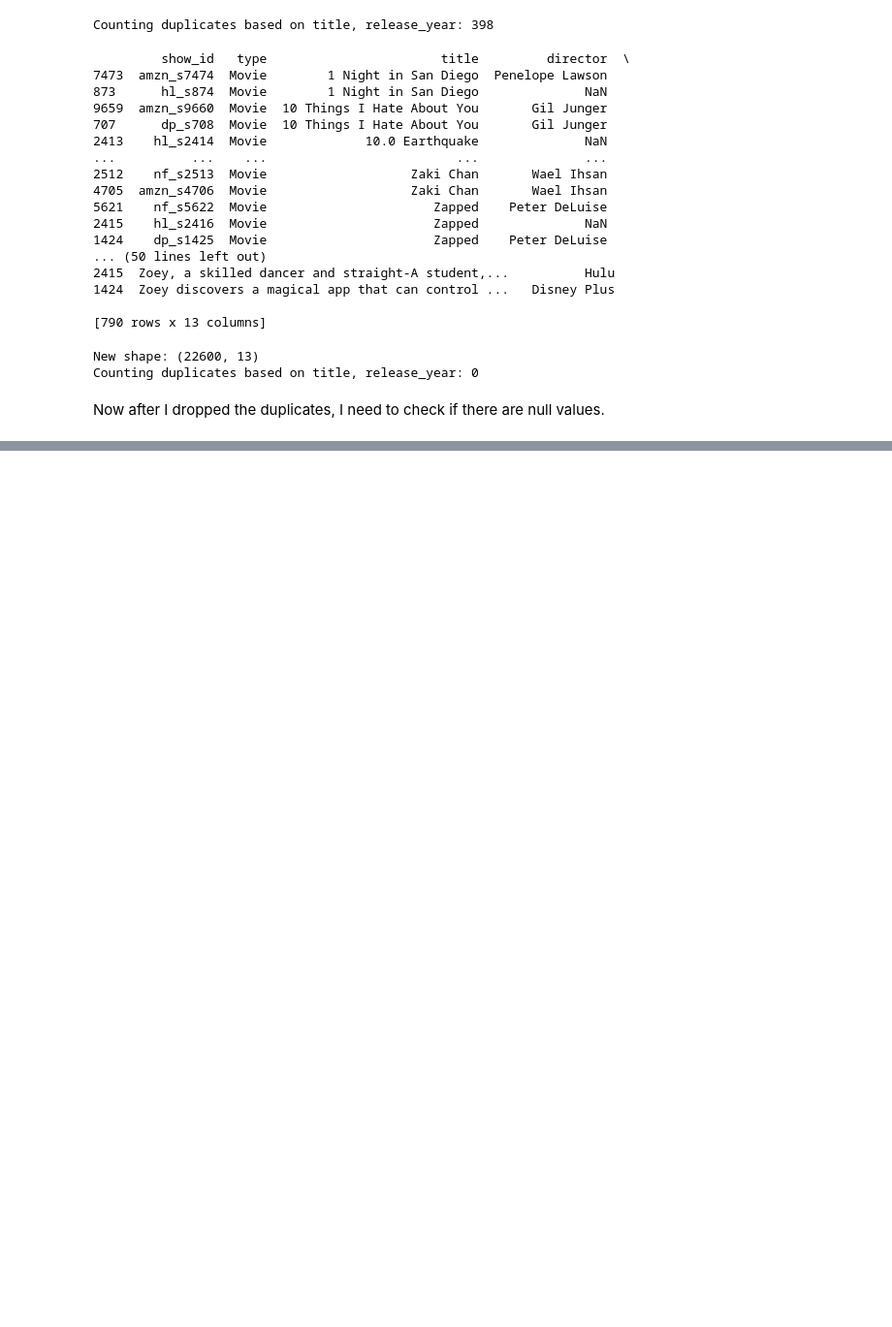
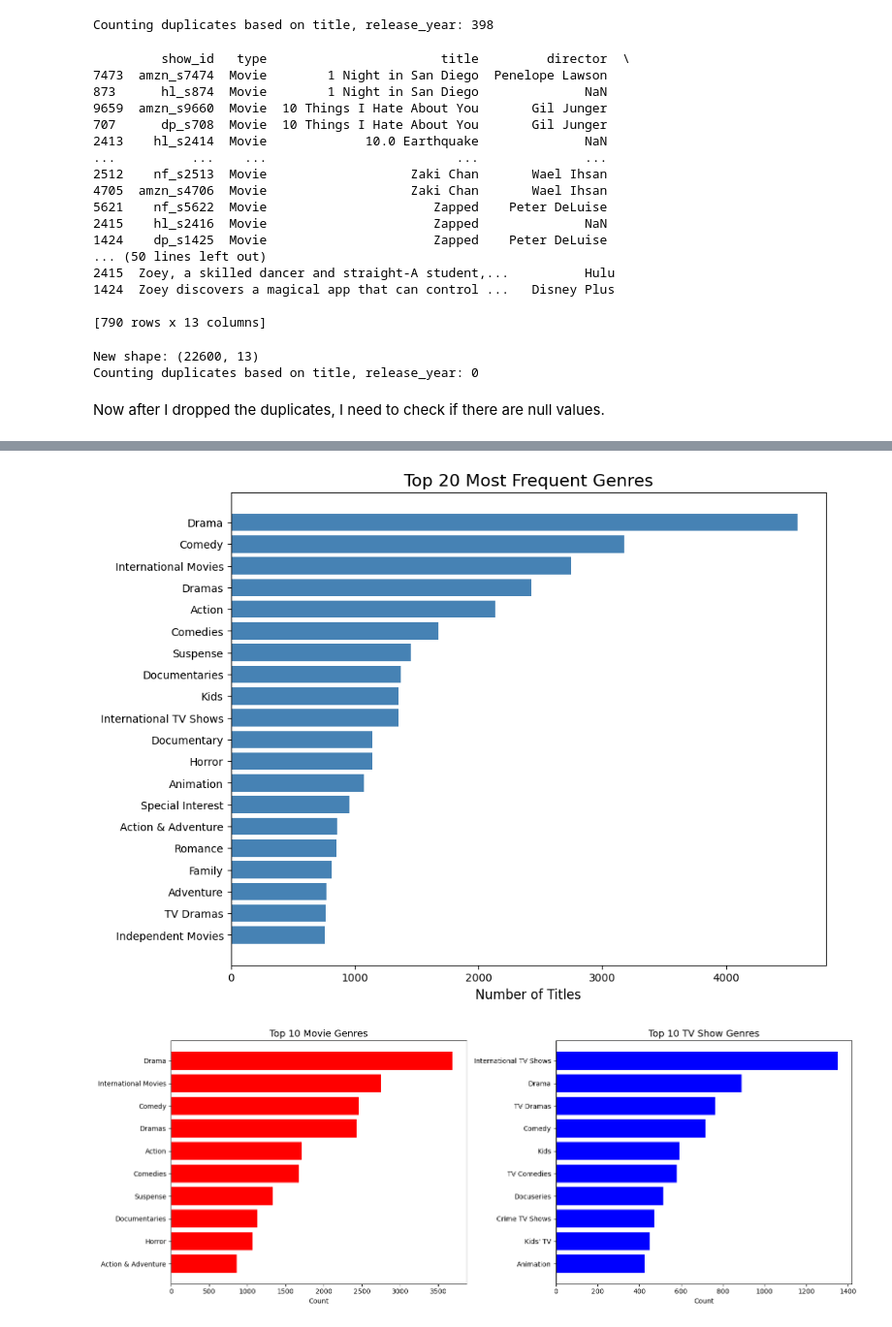
Before and after one commit to youssefshawwa1/movies_tv_recomendation_system, a Jupyter notebook: project.ipynb, the cells around one changed output, grey strips where cells are left out. Shown at 97% size. Drawn from its saved outputs; the diff is of its cells as text; code cells hidden in the pictures; blank space fills up the shorter version.

```diff
--- a/project.ipynb
+++ b/project.ipynb
@@ -272,0 +554,74 @@ dtype: int64
+# %%
+
+
+# 1. Prepare Data (Same as before)
+
+
+# Here taking the column listed_in and split its values by , as the values as follow: Actoin, Comedy....
+# Making them list such as [Action, Comedy]
+genres_split = all_titles_clean['listed_in'].str.split(', ')
+# visualize what is happening
+print(f'{genres_split.head(5)} \n\n')
+
+
+# here taking the column of lists.
+# The .explode() transforms each list element into its own seperate row
+# This way we a movie can be in multiple rows, and one genere is available in only one row.
+genres_exploded = genres_split.explode()
+
+# counting how many times each unique genre appears
+genre_counts = genres_exploded.value_counts()
+
+print(f'All Genres:\n{genre_counts} \n\n\n')
+
+# Taking top 20 genre
+top_genres = genre_counts.head(20)
+
+print(f'Top 20 Genres:\n {top_genres}')
+
+
+# Plotting
+plt.figure(figsize=(10, 8))
+
+# horizental bar
+plt.barh(top_genres.index, top_genres.values, color='steelblue')
+
+# Inver the axis to be from greater to low
+plt.gca().invert_yaxis()
+
+# 3. Formatting
+plt.title('Top 20 Most Frequent Genres', fontsize=16)
+plt.xlabel('Number of Titles', fontsize=12)
+
+# # Optional: Add gridlines behind the bars for easier reading
+# plt.grid(axis='x', linestyle='--', alpha=0.7)
+
+plt.show()
+
+
+
+
+#  Now for seperate Movies, TV Shows.
+
+# Setting up the figure
+fig, axes = plt.subplots(1, 2, figsize=(16, 6))
+
+
+movies_genres = all_titles_clean[all_titles_clean['type'] == 'Movie']['listed_in'].str.split(', ').explode().value_counts().head(10)
+
+axes[0].barh(movies_genres.index, movies_genres.values, color='red')
+axes[0].invert_yaxis()
+axes[0].set_title('Top 10 Movie Genres', fontsize=14)
+axes[0].set_xlabel('Count')
+
+tv_genres = all_titles_clean[all_titles_clean['type'] == 'TV Show']['listed_in'].str.split(', ').explode().value_counts().head(10)
+
+
+axes[1].barh(tv_genres.index, tv_genres.values, color='blue')
+axes[1].invert_yaxis() # Top item at top
+axes[1].set_title('Top 10 TV Show Genres', fontsize=14)
+axes[1].set_xlabel('Count')
+
+plt.tight_layout()
+plt.show()
+# %% [output]
@@ -272,0 +645,2 @@ dtype: int64
+[figure, added]
+[figure, added]
```
Also changed, not shown: parts of 52 cells of this notebook, 5 other files.
